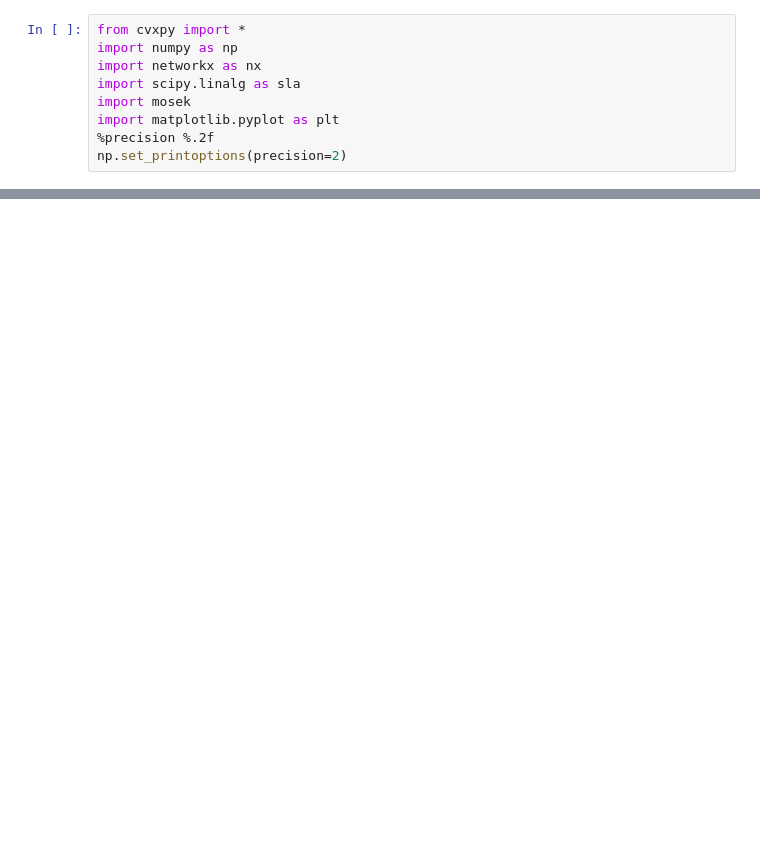
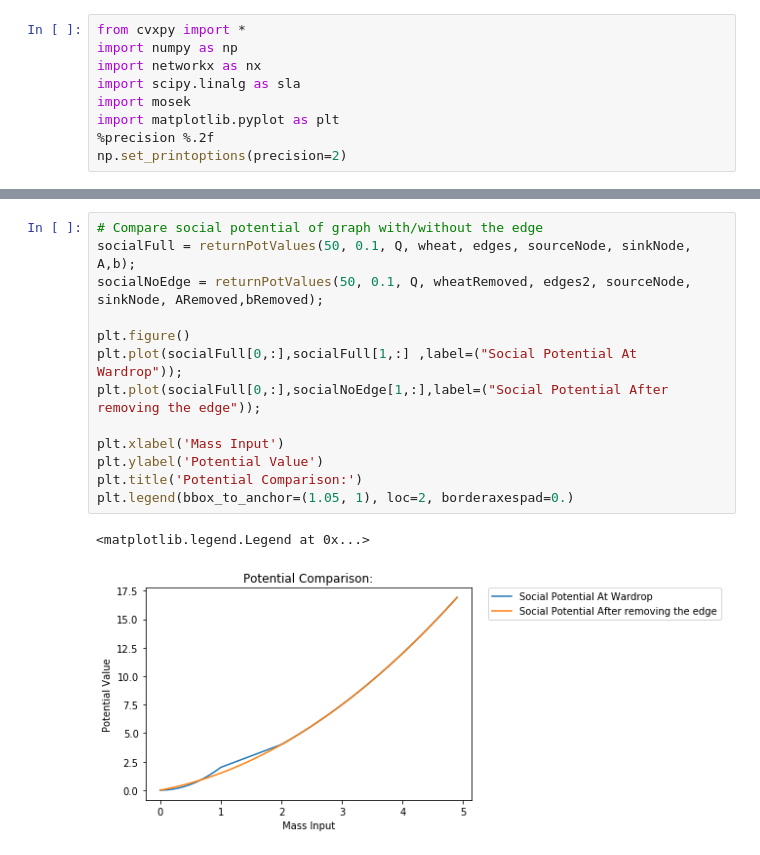
Before and after one commit to danjcalderone/mdp, a Jupyter notebook: Simulations/Braess Paradox.ipynb, the cells around one changed output, grey strips where cells are left out. Drawn from its saved outputs; the diff is of its cells as text; blank space fills up the shorter version.

```diff
--- a/Simulations/Braess Paradox.ipynb
+++ b/Simulations/Braess Paradox.ipynb
@@ -63,0 +114,16 @@ def Q(x):  # Average Potential
+# %%
+# Compare social potential of graph with/without the edge
+socialFull = returnPotValues(50, 0.1, Q, wheat, edges, sourceNode, sinkNode, A,b);
+socialNoEdge = returnPotValues(50, 0.1, Q, wheatRemoved, edges2, sourceNode, sinkNode, ARemoved,bRemoved);
+
+plt.figure()
+plt.plot(socialFull[0,:],socialFull[1,:] ,label=("Social Potential At Wardrop"));
+plt.plot(socialFull[0,:],socialNoEdge[1,:],label=("Social Potential After removing the edge"));
+
+plt.xlabel('Mass Input')
+plt.ylabel('Potential Value')
+plt.title('Potential Comparison:')
+plt.legend(bbox_to_anchor=(1.05, 1), loc=2, borderaxespad=0.)
+# %% [output]
+<matplotlib.legend.Legend at 0x...>
+[figure, added]
```
Also changed, not shown: parts of 10 cells of this notebook.
